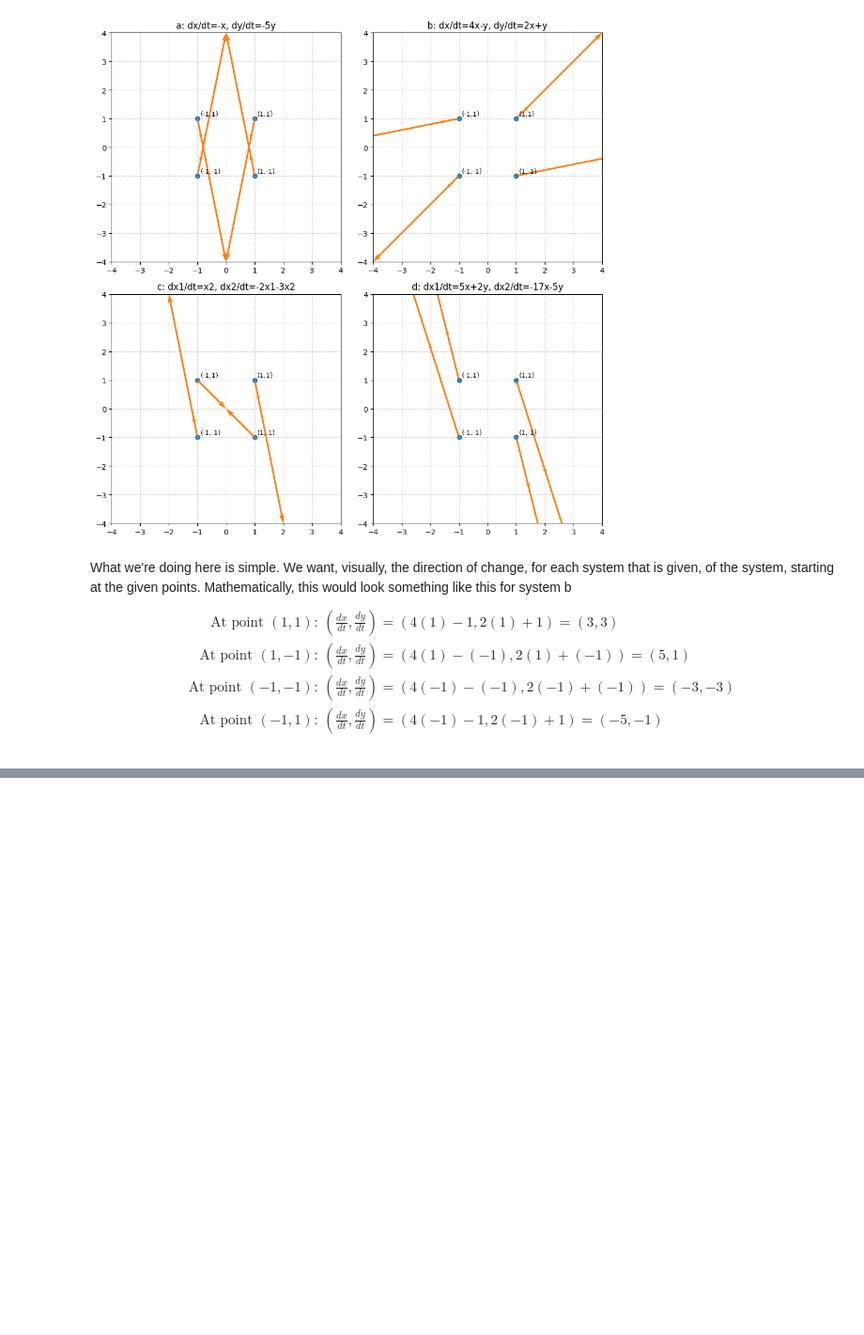
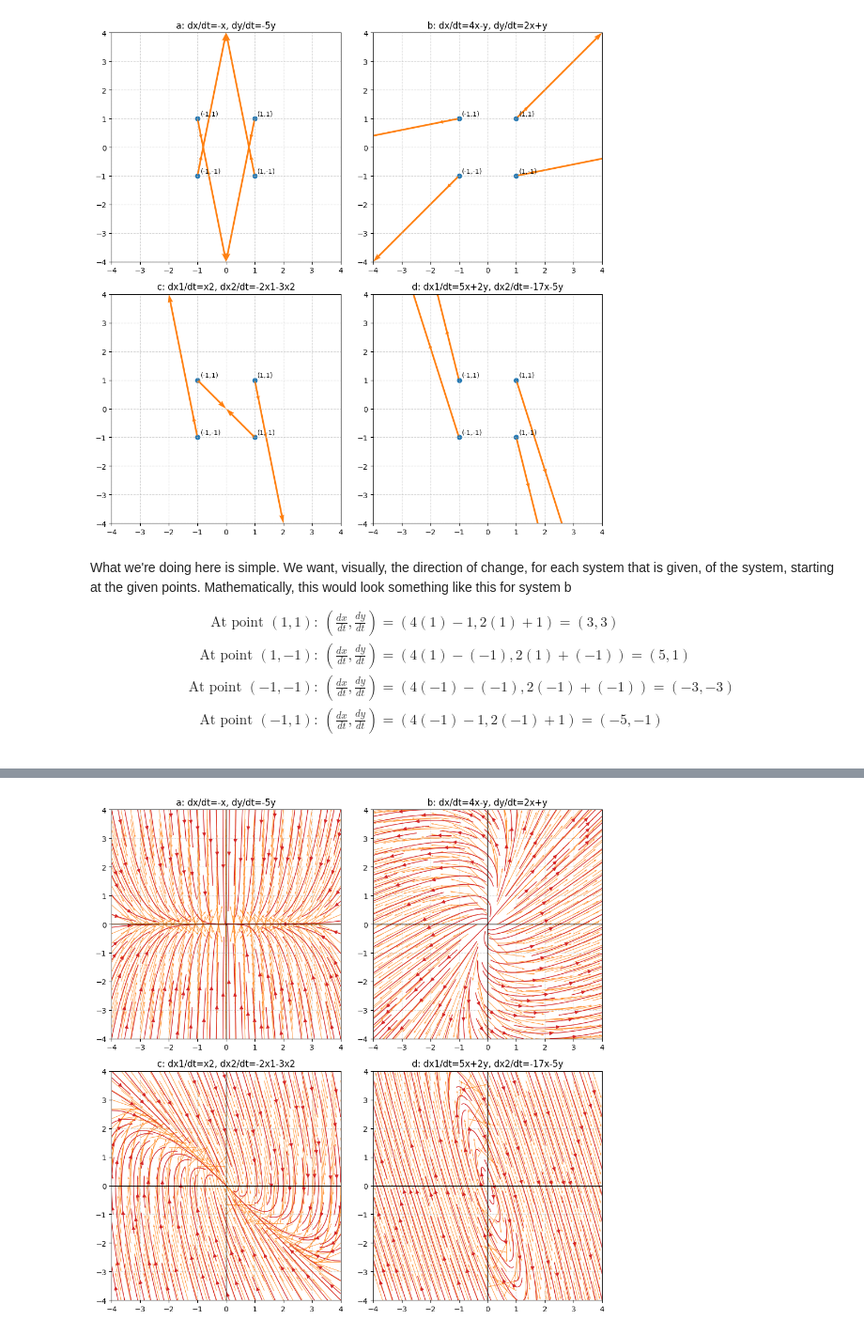
Before and after one commit to MeVsTheVoices/MATH675, a Jupyter notebook: Homework-1.ipynb, the cells around one changed output, grey strips where cells are left out. Shown at 94% size. Saved outputs shown, nothing was run; the diff lists cells and outputs as text; code cells hidden in the pictures; blank space fills up the shorter version.

```diff
--- a/Homework-1.ipynb
+++ b/Homework-1.ipynb
@@ -92,0 +150,96 @@ $
+# %%
+def plot_vector_field(f, ax=None, xlim=(-4, 4), ylim=(-4, 4), nx=20, ny=20,
+                      normalize=True, stream=True, quiver_kwargs=None, stream_kwargs=None,
+                      title=None):
+    """
+    f: callable f(X, Y) -> (U, V) (supports numpy arrays)
+    ax: matplotlib Axes or None
+    """
+    if ax is None:
+        fig, ax = plt.subplots(figsize=(6, 6))
+    else:
+        fig = ax.figure
+
+    x = np.linspace(xlim[0], xlim[1], nx)
+    y = np.linspace(ylim[0], ylim[1], ny)
+    X, Y = np.meshgrid(x, y)
+    U, V = f(X, Y)
+
+    # quiver kwargs
+    qk = {"angles": "xy", "scale_units": "xy", "scale": 1, "color": "C1", "alpha": 0.8}
+    if quiver_kwargs:
+        qk.update(quiver_kwargs)
+
+    if normalize:
+        M = np.sqrt(U**2 + V**2)
+        M[M == 0] = 1.0
+        Un = U / M
+        Vn = V / M
+        ax.quiver(X, Y, Un, Vn, **qk)
+    else:
+        ax.quiver(X, Y, U, V, **qk)
+
+    if stream:
+        sk = {"color": "tab:red", "linewidth": 1, "density": 1.2}
+        if stream_kwargs:
+            sk.update(stream_kwargs)
+        ax.streamplot(X, Y, U, V, **sk)
+
+    ax.axhline(0, color="k", lw=1)
+    ax.axvline(0, color="k", lw=1)
+    ax.set_xlim(*xlim)
+    ax.set_ylim(*ylim)
+    ax.set_aspect("equal")
+    ax.grid(True, linestyle="--", alpha=0.4)
+    if title:
+        ax.set_title(title)
+    return fig, ax
+
+def plot_systems_grid(systems, ncols=2, xlim=(-4,4), ylim=(-4,4), nx=20, ny=20,
+                      normalize=True, stream=True, figsize=(10, 10), quiver_kwargs=None, stream_kwargs=None):
+    """
+    systems: iterable of (f, title) or dict-like items
+    returns (fig, axes) where axes is a flattened array
+    """
+    items = list(systems.items()) if isinstance(systems, dict) else list(systems)
+    n = len(items)
+    nrows = (n + ncols - 1) // ncols
+    fig, axes = plt.subplots(nrows, ncols, figsize=figsize)
+    axes = np.array(axes).reshape(-1)
+    for ax, (title, f) in zip(axes, items) if isinstance(systems, dict) else zip(axes, items):
+        # if dict: items are (key, func) else items are (func, title) or (title, func)
+        if isinstance(systems, dict):
+            func = f
+            ttl = title
+        else:
+            # try to accept both (f,title) and (title,f)
+            if callable(items[0][0]):
+                func, ttl = f, title
+            else:
+                ttl, func = title, f
+        plot_vector_field(func, ax=ax, xlim=xlim, ylim=ylim, nx=nx, ny=ny,
+                          normalize=normalize, stream=stream,
+                          quiver_kwargs=quiver_kwargs, stream_kwargs=stream_kwargs,
+                          title=ttl)
+    # hide unused axes
+    for ax in axes[n:]:
+        ax.set_visible(False)
+    plt.tight_layout()
+    return fig, axes
+
+# Now I'm using AI for this, just the part above, based on my code above, I've had gemini generalize this
+# So that I an just dump a bunch of systems on it and have it do the same thing
+systems = {
+    "a: dx/dt=-x, dy/dt=-5y": lambda x, y: (-x, -5 * y),
+    "b: dx/dt=4x-y, dy/dt=2x+y": lambda x, y: (4 * x - y, 2 * x + y),
+    "c: dx1/dt=x2, dx2/dt=-2x1-3x2": lambda x, y: (y, -2 * x - 3 * y),
+    "d: dx1/dt=5x+2y, dx2/dt=-17x-5y": lambda x, y: (5 * x + 2 * y, -17 * x - 5 * y),
+}
+
+# Example usage: plot the four systems already defined in `systems`
+fig, axes = plot_systems_grid(systems, ncols=2, xlim=(-4, 4), ylim=(-4, 4),
+                             nx=25, ny=25, normalize=True, stream=True,
+                             figsize=(10, 10))
+plt.show()
+# %% [output]
+[figure, added]
```
Also changed, not shown: parts of 5 cells of this notebook.
